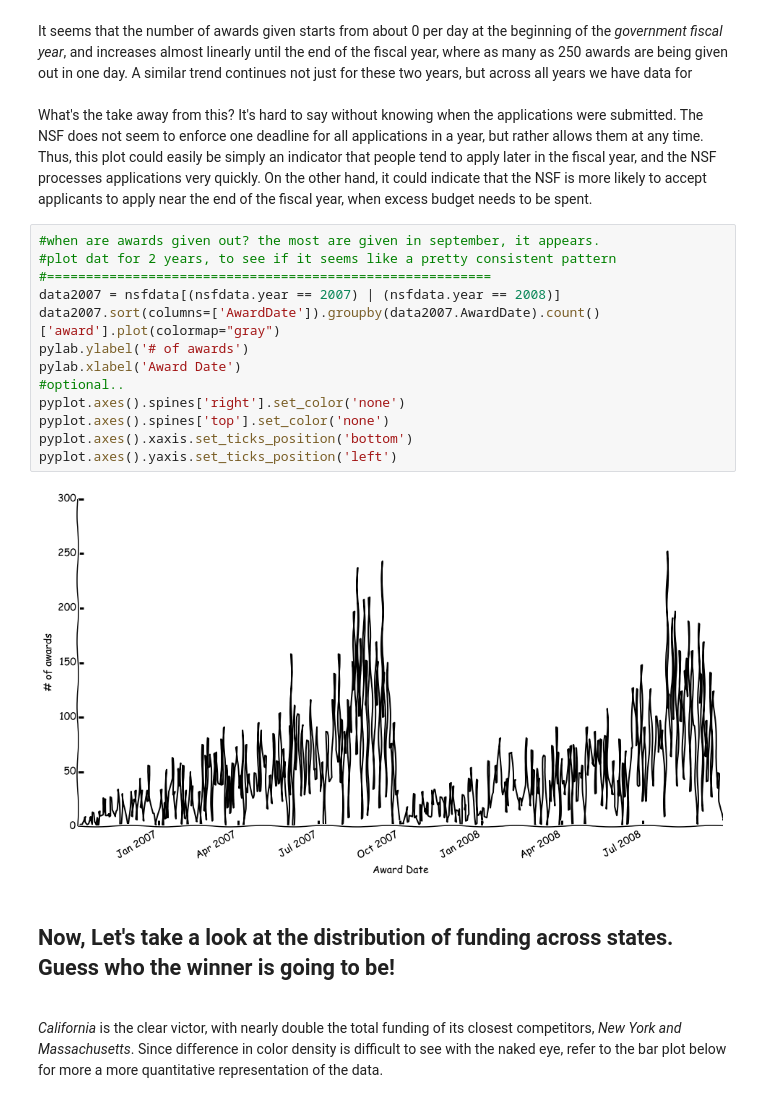
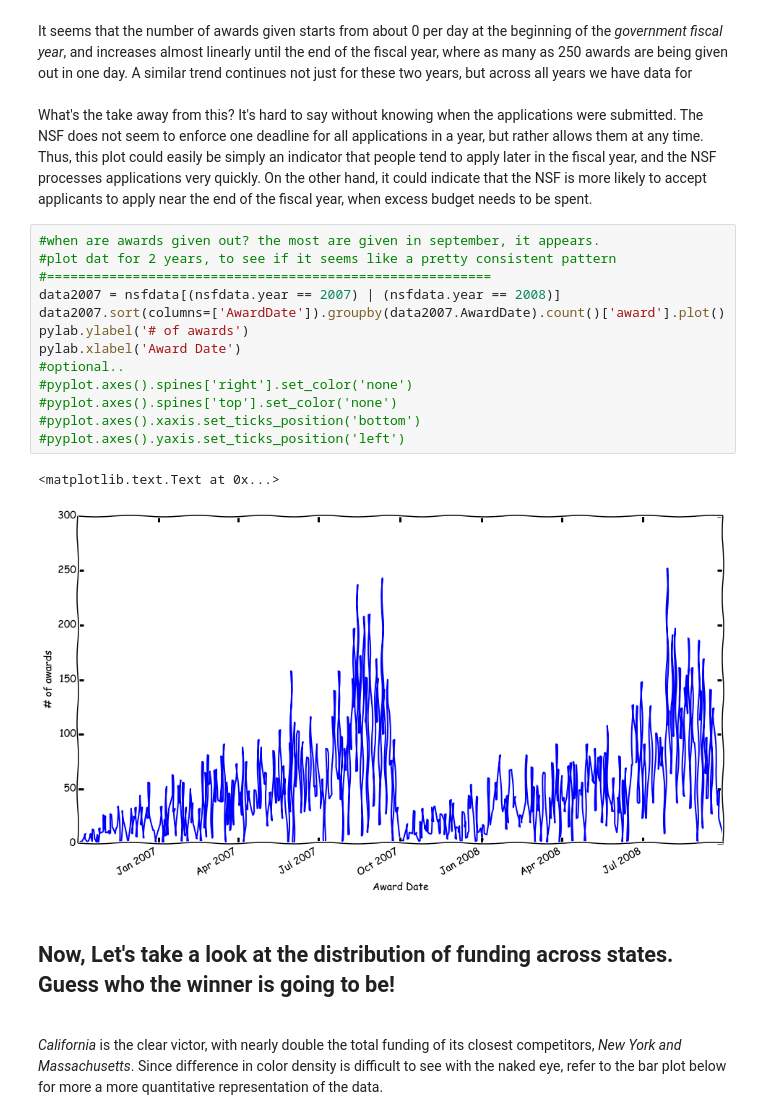
Before and after one commit to realmichaelzyy/cs249project, a Jupyter notebook: MarksTestNotebook.ipynb, the cells around one changed output. Saved outputs shown, nothing was run; the diff lists cells and outputs as text.

```diff
--- a/MarksTestNotebook.ipynb
+++ b/MarksTestNotebook.ipynb
@@ -113,18 +135,19 @@ What's the take away from this? It's hard to say without knowing when the applic
 # %%
 #when are awards given out? the most are given in september, it appears.
 #plot dat for 2 years, to see if it seems like a pretty consistent pattern
 #=========================================================
 data2007 = nsfdata[(nsfdata.year == 2007) | (nsfdata.year == 2008)]
-data2007.sort(columns=['AwardDate']).groupby(data2007.AwardDate).count()['award'].plot(colormap="gray")
+data2007.sort(columns=['AwardDate']).groupby(data2007.AwardDate).count()['award'].plot()
 pylab.ylabel('# of awards')
 pylab.xlabel('Award Date')
 #optional..
-pyplot.axes().spines['right'].set_color('none')
-pyplot.axes().spines['top'].set_color('none')
-pyplot.axes().xaxis.set_ticks_position('bottom')
-pyplot.axes().yaxis.set_ticks_position('left')
+#pyplot.axes().spines['right'].set_color('none')
+#pyplot.axes().spines['top'].set_color('none')
+#pyplot.axes().xaxis.set_ticks_position('bottom')
+#pyplot.axes().yaxis.set_ticks_position('left')
 # %% [output]
+<matplotlib.text.Text at 0x...>
-[figure, old version]
+[figure, new version]
 # %% [markdown]
 ## Now, Let's take a look at the distribution of funding across states. Guess who the winner is going to be!<br>
 <br>
```
Also changed, not shown: parts of 23 cells of this notebook, 1 other file.
